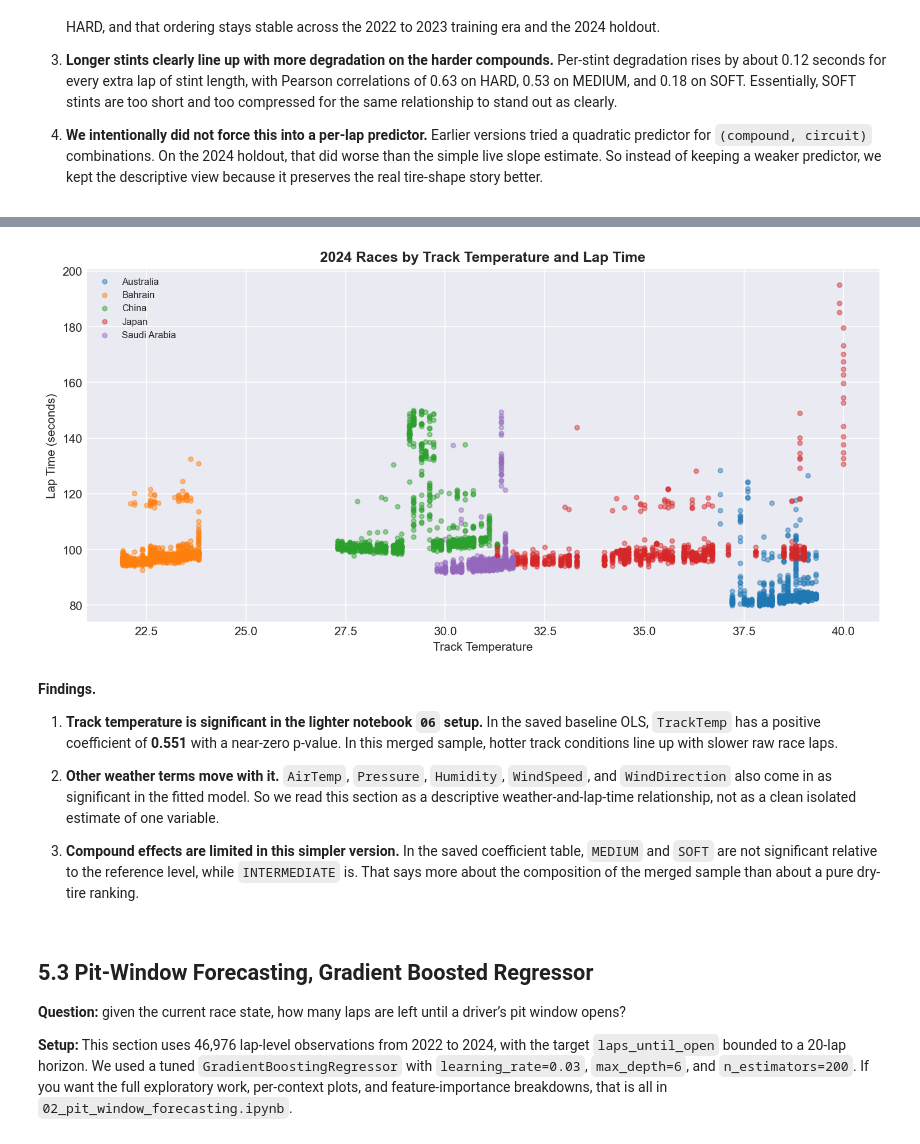
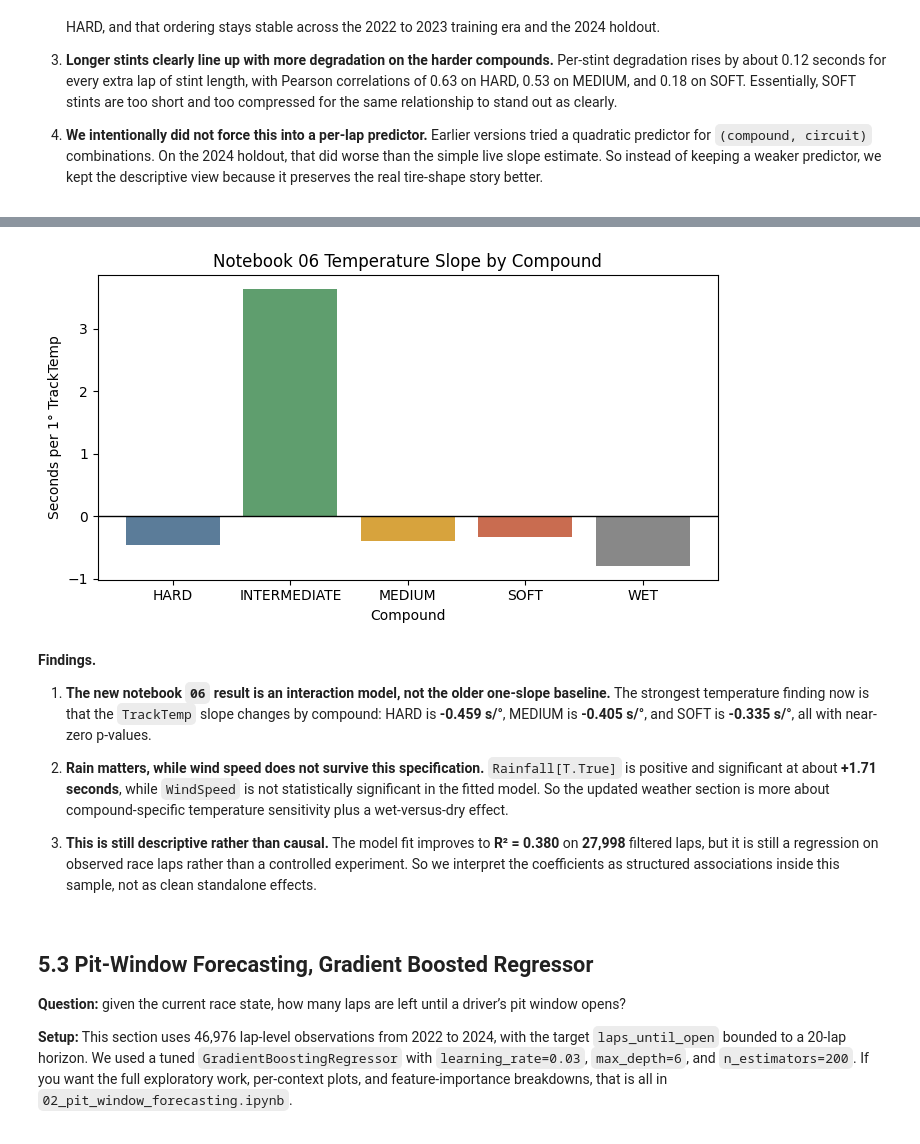
Before and after one commit to cooper-kerr/F1-Predictive-Analysis-Project, a Jupyter notebook: notebooks/01_milestone_report.ipynb, the cells around one changed output, grey strips where cells are left out. Drawn from its saved outputs; the diff is of its cells as text; code cells hidden in the pictures.

Commit message:
Align milestone report to updated notebook 05 and 06

```diff
--- a/notebooks/01_milestone_report.ipynb
+++ b/notebooks/01_milestone_report.ipynb
@@ -326,15 +330,27 @@ C(Compound)[T.INTERMEDIATE]   -6.8550   0.0000
 # %%
-display(Image(str(FIGURES_DIR / 'weather_laptime_scatter.png')))
+import matplotlib.pyplot as plt
+
+temp_slopes = weather_coef[weather_coef['term'].str.startswith('TrackTemp')].copy()
+temp_slopes['compound'] = temp_slopes['term'].str.replace('TrackTemp:', '', regex=False)
+
+plt.figure(figsize=(7, 4))
+plt.bar(temp_slopes['compound'], temp_slopes['coef'], color=['#5B7C99', '#5F9E6E', '#D7A33D', '#C96C50', '#888888'])
+plt.axhline(0, color='black', linewidth=1)
+plt.title('Notebook 06 Temperature Slope by Compound')
+plt.ylabel('Seconds per 1° TrackTemp')
+plt.xlabel('Compound')
+plt.tight_layout()
+plt.show()
 # %% [output]
-[figure, old version]
+[figure, new version]
 # %% [markdown]
 **Findings.**
 
-1. **Track temperature is significant in the lighter notebook `06` setup.** In the saved baseline OLS, `TrackTemp` has a positive coefficient of **0.551** with a near-zero p-value. In this merged sample, hotter track conditions line up with slower raw race laps.
+1. **The new notebook `06` result is an interaction model, not the older one-slope baseline.** The strongest temperature finding now is that the `TrackTemp` slope changes by compound: HARD is **-0.459 s/°**, MEDIUM is **-0.405 s/°**, and SOFT is **-0.335 s/°**, all with near-zero p-values.
 
-2. **Other weather terms move with it.** `AirTemp`, `Pressure`, `Humidity`, `WindSpeed`, and `WindDirection` also come in as significant in the fitted model. So we read this section as a descriptive weather-and-lap-time relationship, not as a clean isolated estimate of one variable.
+2. **Rain matters, while wind speed does not survive this specification.** `Rainfall[T.True]` is positive and significant at about **+1.71 seconds**, while `WindSpeed` is not statistically significant in the fitted model. So the updated weather section is more about compound-specific temperature sensitivity plus a wet-versus-dry effect.
 
-3. **Compound effects are limited in this simpler version.** In the saved coefficient table, `MEDIUM` and `SOFT` are not significant relative to the reference level, while `INTERMEDIATE` is. That says more about the composition of the merged sample than about a pure dry-tire ranking.
+3. **This is still descriptive rather than causal.** The model fit improves to **R² = 0.380** on **27,998** filtered laps, but it is still a regression on observed race laps rather than a controlled experiment. So we interpret the coefficients as structured associations inside this sample, not as clean standalone effects.
 # %% [markdown]
 ## 5.3 Pit-Window Forecasting, Gradient Boosted Regressor
 
```
Also changed, not shown: parts of 12 cells of this notebook.
